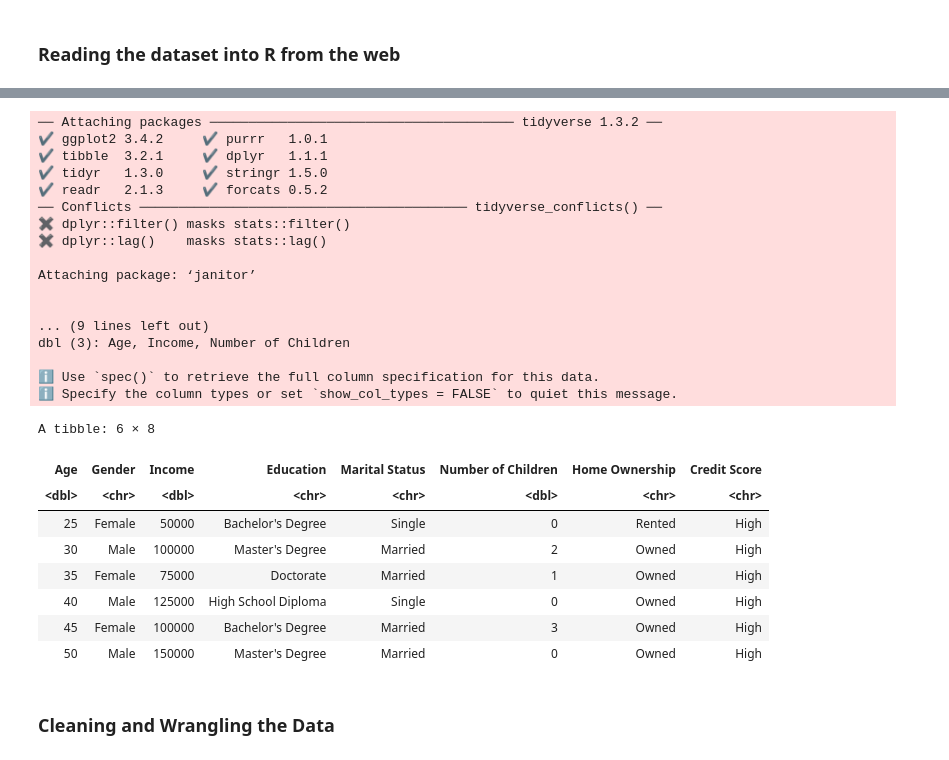
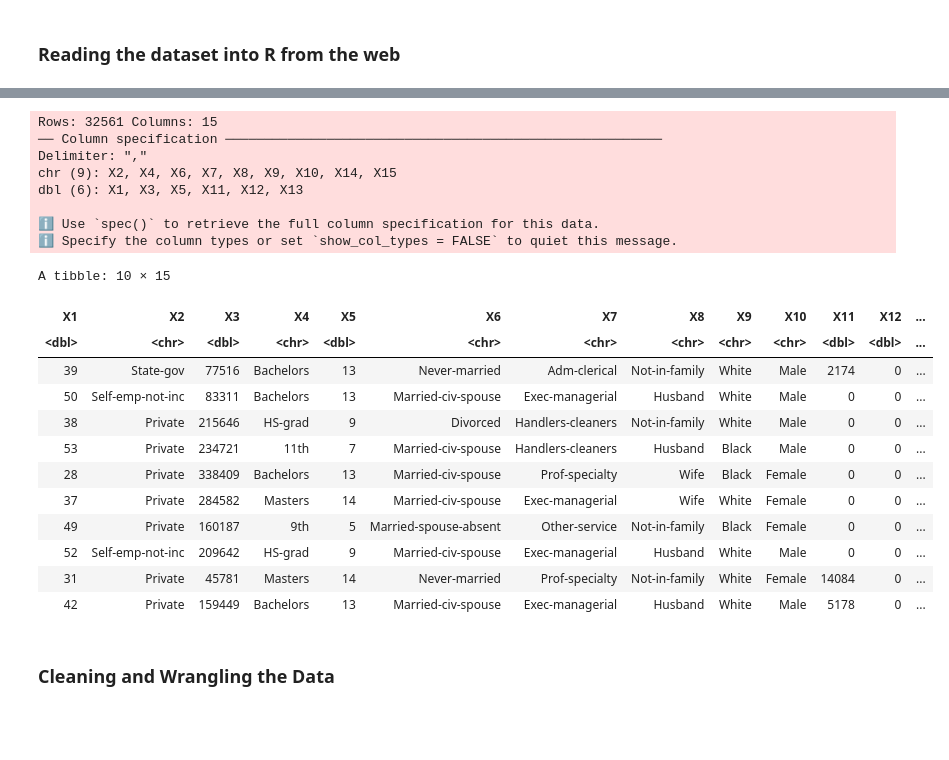
Before and after one commit to aadikanwar/DSCI100_group_project, a Jupyter notebook: group_project_proposal.ipynb, the cells around one changed output, grey strips where cells are left out. Saved outputs shown, nothing was run; the diff lists cells and outputs as text; code cells hidden in the pictures; blank space fills up the shorter version.

```diff
--- a/group_project_proposal.ipynb
+++ b/group_project_proposal.ipynb
@@ -21,38 +13,32 @@ Making 'packages.html' ...
 # %%
-library(tidyverse)
-library(janitor)
-
-url1 <- "https://raw.githubusercontent.com/aadikanwar/DSCI100_group_project/main/Credit%20Score%20Classification%20Dataset.csv"  # URL for the raw dataset, taken from the uploaded data set from our GitHub repo
-download.file(url1, "data/credit_score_data.csv")  # downloading the file as a data file into the working directory
-data <- read_csv("data/credit_score_data.csv")  #reading the file into the notebook,
-head(data)
+library(tidyverse)  # loading the tidyverse package for reading our data
+url1 <- "https://raw.githubusercontent.com/aadikanwar/DSCI100_group_project/main/adult.data"  # URL for the raw dataset, taken from the uploaded data set from our GitHub repo
+download.file(url1, "data/census_income_data.csv")  # downloading the file as a data file into the working directory
+income_raw <- "data/census_income_data.csv"
+income_data <- read_csv(income_raw, col_names = FALSE)  #reading the file into the notebook
+head(income_data, n = 10)# this is a representation of the RAW data used for this project, we will clean in the upcoming cell
 # %% [output]
-── Attaching packages ─────────────────────────────────────── tidyverse 1.3.2 ──
-✔ ggplot2 3.4.2     ✔ purrr   1.0.1
-✔ tibble  3.2.1     ✔ dplyr   1.1.1
-✔ tidyr   1.3.0     ✔ stringr 1.5.0
-✔ readr   2.1.3     ✔ forcats 0.5.2
-── Conflicts ────────────────────────────────────────── tidyverse_conflicts() ──
-✖ dplyr::filter() masks stats::filter()
-✖ dplyr::lag()    masks stats::lag()
-
-Attaching package: ‘janitor’
-
-
-... (9 lines left out)
-dbl (3): Age, Income, Number of Children
+Rows: 32561 Columns: 15
+── Column specification ────────────────────────────────────────────────────────
+Delimiter: ","
+chr (9): X2, X4, X6, X7, X8, X9, X10, X14, X15
+dbl (6): X1, X3, X5, X11, X12, X13
 
 ℹ Use `spec()` to retrieve the full column specification for this data.
 ℹ Specify the column types or set `show_col_types = FALSE` to quiet this message.
-A tibble: 6 × 8
+A tibble: 10 × 15
-| Age | Gender | Income | Education | Marital Status | Number of Children | Home Ownership | Credit Score |
-| <dbl> | <chr> | <dbl> | <chr> | <chr> | <dbl> | <chr> | <chr> |
-| 25 | Female | 50000 | Bachelor's Degree | Single | 0 | Rented | High |
-| 30 | Male | 100000 | Master's Degree | Married | 2 | Owned | High |
-| 35 | Female | 75000 | Doctorate | Married | 1 | Owned | High |
-| 40 | Male | 125000 | High School Diploma | Single | 0 | Owned | High |
-| 45 | Female | 100000 | Bachelor's Degree | Married | 3 | Owned | High |
-| 50 | Male | 150000 | Master's Degree | Married | 0 | Owned | High |
+| X1 | X2 | X3 | X4 | X5 | X6 | X7 | X8 | X9 | X10 | X11 | X12 | ... |
+| <dbl> | <chr> | <dbl> | <chr> | <dbl> | <chr> | <chr> | <chr> | <chr> | <chr> | <dbl> | <dbl> | ... |
+| 39 | State-gov | 77516 | Bachelors | 13 | Never-married | Adm-clerical | Not-in-family | White | Male | 2174 | 0 | ... |
+| 50 | Self-emp-not-inc | 83311 | Bachelors | 13 | Married-civ-spouse | Exec-managerial | Husband | White | Male | 0 | 0 | ... |
+| 38 | Private | 215646 | HS-grad | 9 | Divorced | Handlers-cleaners | Not-in-family | White | Male | 0 | 0 | ... |
+| 53 | Private | 234721 | 11th | 7 | Married-civ-spouse | Handlers-cleaners | Husband | Black | Male | 0 | 0 | ... |
+| 28 | Private | 338409 | Bachelors | 13 | Married-civ-spouse | Prof-specialty | Wife | Black | Female | 0 | 0 | ... |
+| 37 | Private | 284582 | Masters | 14 | Married-civ-spouse | Exec-managerial | Wife | White | Female | 0 | 0 | ... |
+| 49 | Private | 160187 | 9th | 5 | Married-spouse-absent | Other-service | Not-in-family | Black | Female | 0 | 0 | ... |
+| 52 | Self-emp-not-inc | 209642 | HS-grad | 9 | Married-civ-spouse | Exec-managerial | Husband | White | Male | 0 | 0 | ... |
+| 31 | Private | 45781 | Masters | 14 | Never-married | Prof-specialty | Not-in-family | White | Female | 14084 | 0 | ... |
+| 42 | Private | 159449 | Bachelors | 13 | Married-civ-spouse | Exec-managerial | Husband | White | Male | 5178 | 0 | ... |
 # %% [markdown]
 ### Cleaning and Wrangling the Data
 # %%
```
Also changed, not shown: parts of 10 cells of this notebook.
